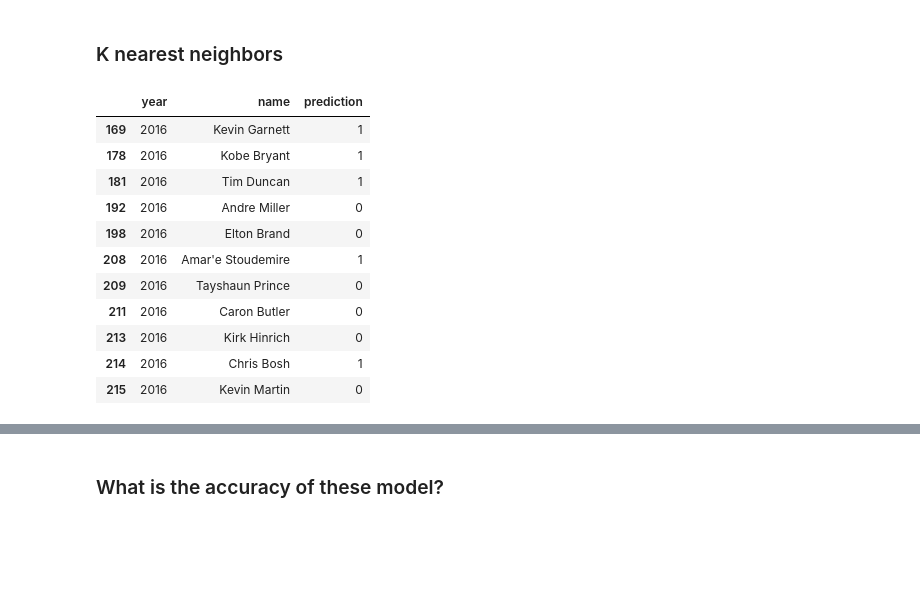
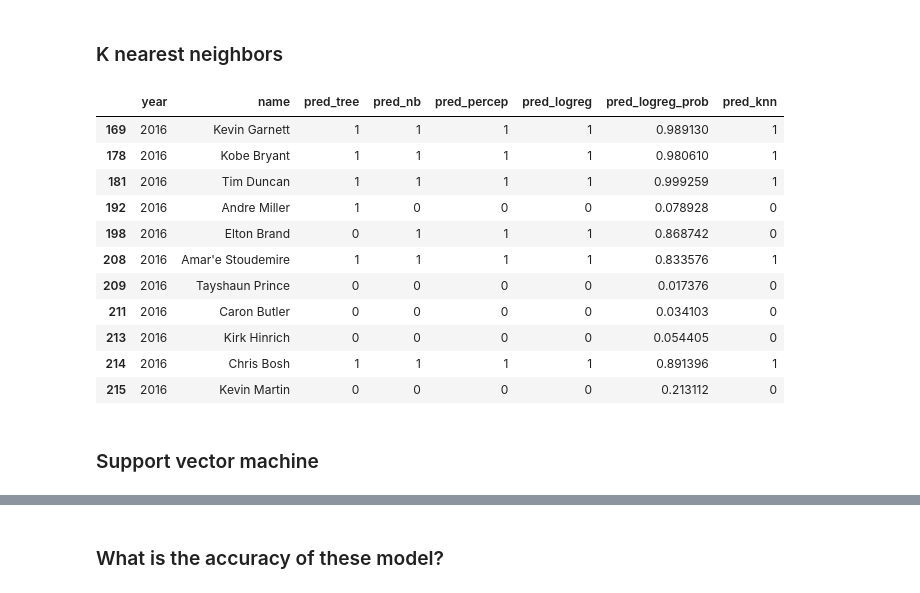
Before and after one commit to maliakber/data-mining-csc-503, a Jupyter notebook: source/nba-hall-of-fame-jupnote.ipynb, the cells around one changed output, grey strips where cells are left out. Saved outputs shown, nothing was run; the diff lists cells and outputs as text; code cells hidden in the pictures; blank space fills up the shorter version.

Commit message:
added ensemble algorithms, support vector machines and modified the overall code

```diff
--- a/source/nba-hall-of-fame-jupnote.ipynb
+++ b/source/nba-hall-of-fame-jupnote.ipynb
@@ -335,0 +326,9 @@ cand
+# %%
+nb = GaussianNB()
+
+nb.fit(X, y)
+
+pred_nb = nb.predict(cur_candidates.iloc[:,2:].values)
+
+candidate_prediction['pred_nb'] = pred_nb
+candidate_prediction
@@ -335,0 +350,9 @@ cand
+# %%
+percep = Perceptron()
+
+percep.fit(X, y)
+
+pred_precep = percep.predict(cur_candidates.iloc[:,2:].values)
+
+candidate_prediction['pred_percep'] = pred_precep
+candidate_prediction
@@ -340,13 +376,13 @@ logreg = LogisticRegression()
 
 logreg.fit(X, y)
 
-pred_logreg = logreg.predict(cur_candidates.iloc[:,2:])
+pred_logreg = logreg.predict(cur_candidates.iloc[:,2:].values)
 
 # predict the probability towards getting to hallof fame for new observations
-pred_prob_logreg = logreg.predict_proba(cur_candidates.iloc[:,2:])[:,1]
+pred_prob_logreg = logreg.predict_proba(cur_candidates.iloc[:,2:].values)[:,1]
 
-cand = cur_candidates.iloc[:,0:2]
-cand['prediction'] = pred_logreg
-cand['pred_probability'] = pred_prob_logreg
-cand
+
+candidate_prediction['pred_logreg'] = pred_logreg
+candidate_prediction['pred_logreg_prob'] = pred_prob_logreg
+candidate_prediction
 # %% [output]
@@ -415,22 +403,24 @@ cand
 # %%
 knn = KNeighborsClassifier(n_neighbors=1)
 
 knn.fit(X, y)
 
-pred_knn = knn.predict(cur_candidates.iloc[:,2:])
-cand = cur_candidates.iloc[:,0:2]
-cand['prediction'] = pred_knn
-cand
+pred_knn = knn.predict(cur_candidates.iloc[:,2:].values)
+
+candidate_prediction['pred_knn'] = pred_knn
+candidate_prediction
 # %% [output]
-|  | year | name | prediction |
-| 169 | 2016 | Kevin Garnett | 1 |
-| 178 | 2016 | Kobe Bryant | 1 |
-| 181 | 2016 | Tim Duncan | 1 |
-| 192 | 2016 | Andre Miller | 0 |
-| 198 | 2016 | Elton Brand | 0 |
-| 208 | 2016 | Amar'e Stoudemire | 1 |
-| 209 | 2016 | Tayshaun Prince | 0 |
-| 211 | 2016 | Caron Butler | 0 |
-| 213 | 2016 | Kirk Hinrich | 0 |
-| 214 | 2016 | Chris Bosh | 1 |
-| 215 | 2016 | Kevin Martin | 0 |
+|  | year | name | pred_tree | pred_nb | pred_percep | pred_logreg | pred_logreg_prob | pred_knn |
+| 169 | 2016 | Kevin Garnett | 1 | 1 | 1 | 1 | 0.989130 | 1 |
+| 178 | 2016 | Kobe Bryant | 1 | 1 | 1 | 1 | 0.980610 | 1 |
+| 181 | 2016 | Tim Duncan | 1 | 1 | 1 | 1 | 0.999259 | 1 |
+| 192 | 2016 | Andre Miller | 1 | 0 | 0 | 0 | 0.078928 | 0 |
+| 198 | 2016 | Elton Brand | 0 | 1 | 1 | 1 | 0.868742 | 0 |
+| 208 | 2016 | Amar'e Stoudemire | 1 | 1 | 1 | 1 | 0.833576 | 1 |
+| 209 | 2016 | Tayshaun Prince | 0 | 0 | 0 | 0 | 0.017376 | 0 |
+| 211 | 2016 | Caron Butler | 0 | 0 | 0 | 0 | 0.034103 | 0 |
+| 213 | 2016 | Kirk Hinrich | 0 | 0 | 0 | 0 | 0.054405 | 0 |
+| 214 | 2016 | Chris Bosh | 1 | 1 | 1 | 1 | 0.891396 | 1 |
+| 215 | 2016 | Kevin Martin | 0 | 0 | 0 | 0 | 0.213112 | 0 |
+# %% [markdown]
+### Support vector machine
```
Also changed, not shown: parts of 43 cells of this notebook, 1 other file.
